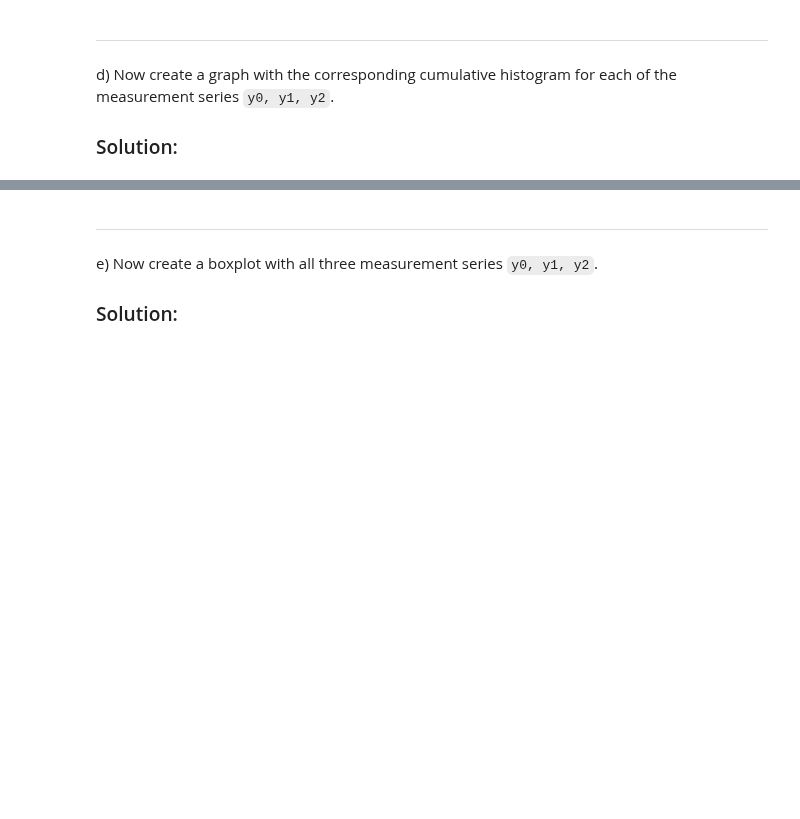
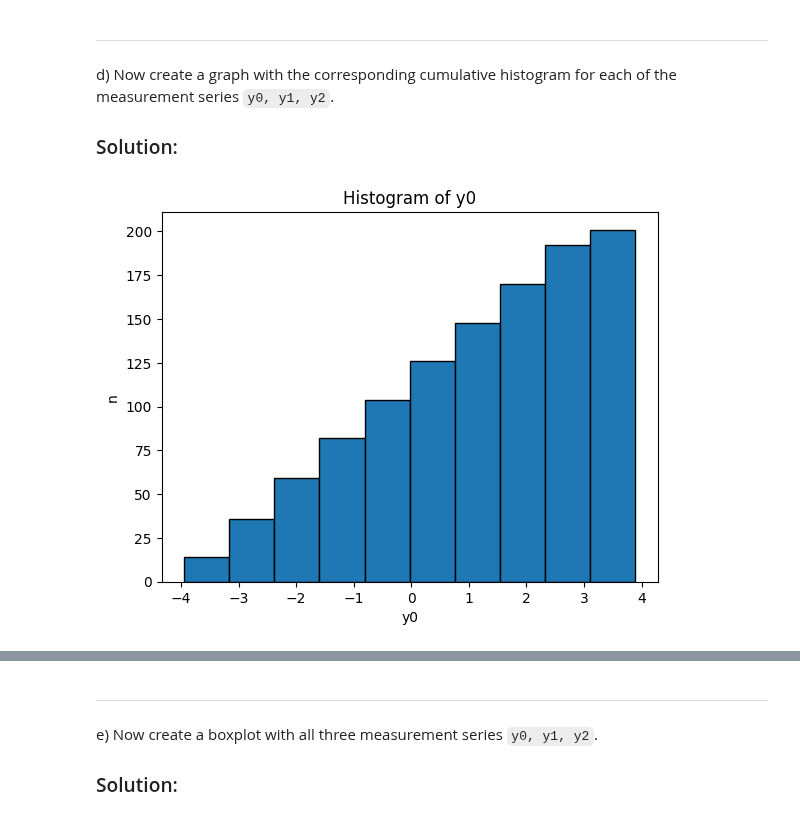
Before and after one commit to matteofrongillo/HSLU, a Jupyter notebook: 1. Semester/Python/SW09/SW09_Auftrag_en.ipynb, the cells around one changed output, grey strips where cells are left out. Saved outputs shown, nothing was run; the diff lists cells and outputs as text; code cells hidden in the pictures; blank space fills up the shorter version.

```diff
--- a/1. Semester/Python/SW09/SW09_Auftrag_en.ipynb
+++ b/1. Semester/Python/SW09/SW09_Auftrag_en.ipynb
@@ -97,3 +217,13 @@ c) Now create a graph with the corresponding histogram for each of the measureme
 d) Now create a graph with the corresponding cumulative histogram for each of the measurement series `y0, y1, y2`.
 
 ### Solution:
+# %%
+df["y0"].plot(kind="hist", cumulative=True, edgecolor="black")
+
+plt.title("Histogram of y0")
+plt.xlabel("y0")
+plt.ylabel("n")
+
+plt.show()
+# %% [output]
+[figure, added]
```
Also changed, not shown: parts of 16 cells of this notebook.
